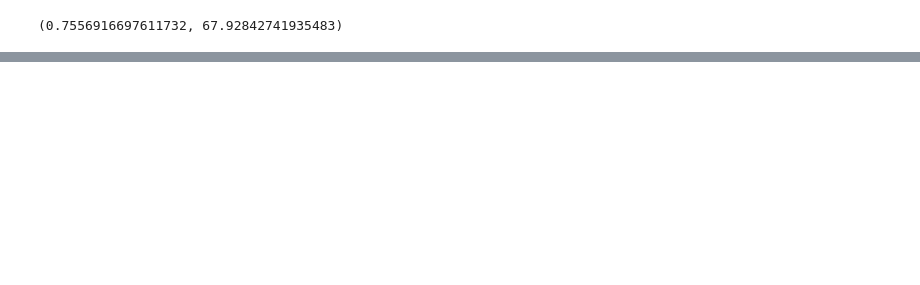
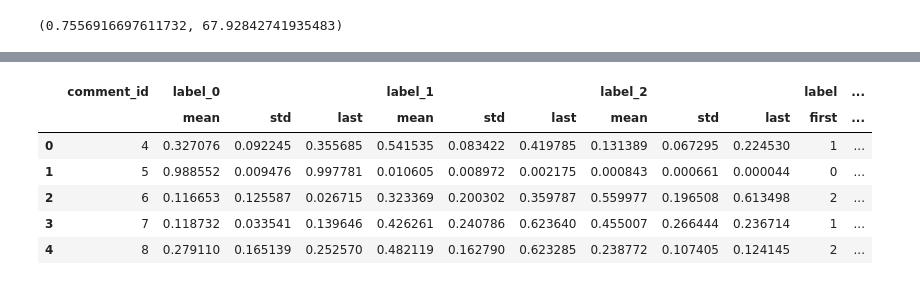
Before and after one commit to abhishekanand1710/difficult-data, a Jupyter notebook: 1-Dataset-Cartography-Hate-Speech-Classification.ipynb, the cells around one changed output, grey strips where cells are left out. Saved outputs shown, nothing was run; the diff lists cells and outputs as text; code cells hidden in the pictures; blank space fills up the shorter version.

Commit message:
Kaggle Notebook | 1-Dataset-Cartography-Hate-Speech-Classification | data map

```diff
--- a/1-Dataset-Cartography-Hate-Speech-Classification.ipynb
+++ b/1-Dataset-Cartography-Hate-Speech-Classification.ipynb
@@ -445,0 +489,3 @@ test_loss, test_accuracy
+# %%
+train_values_df = pd.merge(train_values_df, text_df[['comment_id', 'label', 'hate_speech_score']], on='comment_id', how='left')
+train_values_df.head()
@@ -445,0 +499,10 @@ test_loss, test_accuracy
+# %%
+def get_pred(label_0, label_1, label_2):
+    if label_0> label_1 and label_0 > label_2:
+        return 0
+    elif label_1> label_0 and label_1 > label_2:
+        return 1
+    else:
+        return 2
+# %%
+train_values_df['pred'] = train_values_df.apply(lambda row: get_pred(row.label_0, row.label_1, row.label_2), axis=1)
@@ -445,0 +518,12 @@ test_loss, test_accuracy
+# %%
+train_values_agg_df = train_values_df.sort_values(['epoch_no']).groupby('comment_id', as_index=False).agg({'label_0': ['mean', 'std', 'last'], 'label_1': ['mean', 'std', 'last'], 'label_2': ['mean', 'std', 'last'], 'label': 'first', 'hate_speech_score': 'first', 'pred': 'last'})
+# %%
+train_values_agg_df.head()
+# %% [output]
+|  | comment_id | label_0 |  |  | label_1 |  |  | label_2 |  |  | label | ... |
+|  |  | mean | std | last | mean | std | last | mean | std | last | first | ... |
+| 0 | 4 | 0.327076 | 0.092245 | 0.355685 | 0.541535 | 0.083422 | 0.419785 | 0.131389 | 0.067295 | 0.224530 | 1 | ... |
+| 1 | 5 | 0.988552 | 0.009476 | 0.997781 | 0.010605 | 0.008972 | 0.002175 | 0.000843 | 0.000661 | 0.000044 | 0 | ... |
+| 2 | 6 | 0.116653 | 0.125587 | 0.026715 | 0.323369 | 0.200302 | 0.359787 | 0.559977 | 0.196508 | 0.613498 | 2 | ... |
+| 3 | 7 | 0.118732 | 0.033541 | 0.139646 | 0.426261 | 0.240786 | 0.623640 | 0.455007 | 0.266444 | 0.236714 | 1 | ... |
+| 4 | 8 | 0.279110 | 0.165139 | 0.252570 | 0.482119 | 0.162790 | 0.623285 | 0.238772 | 0.107405 | 0.124145 | 2 | ... |
```
Also changed, not shown: parts of 21 cells of this notebook.
